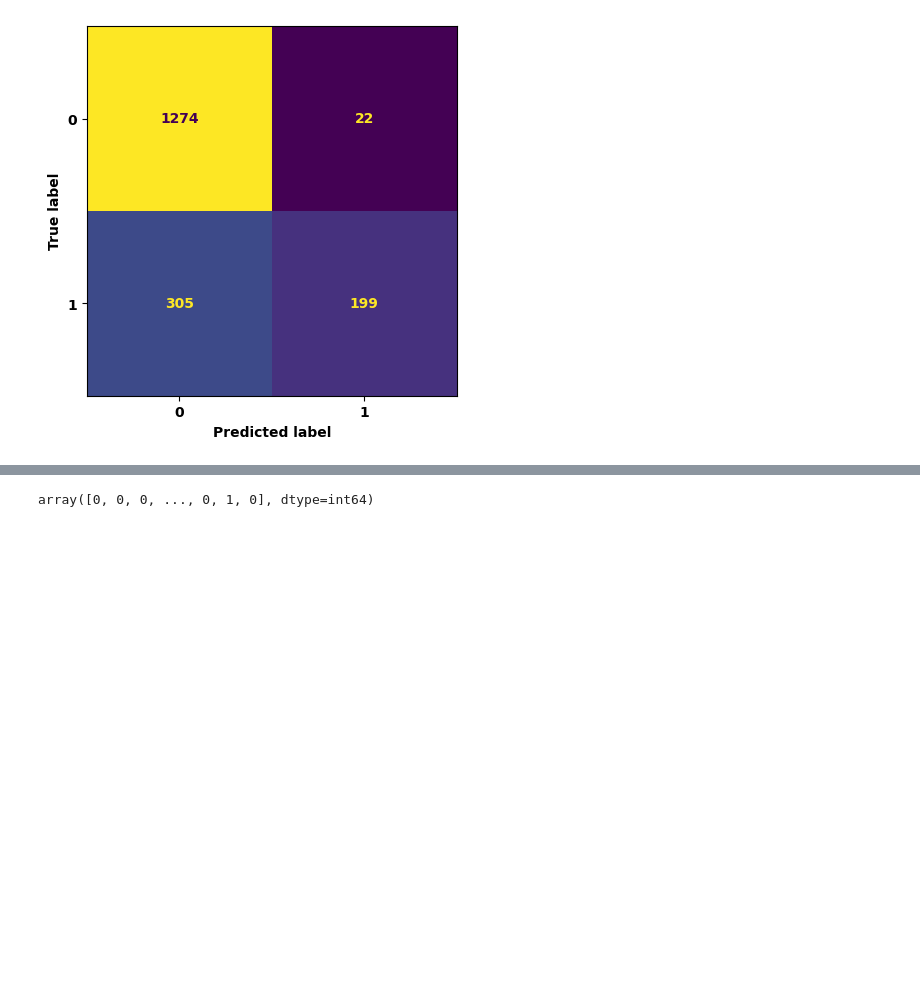
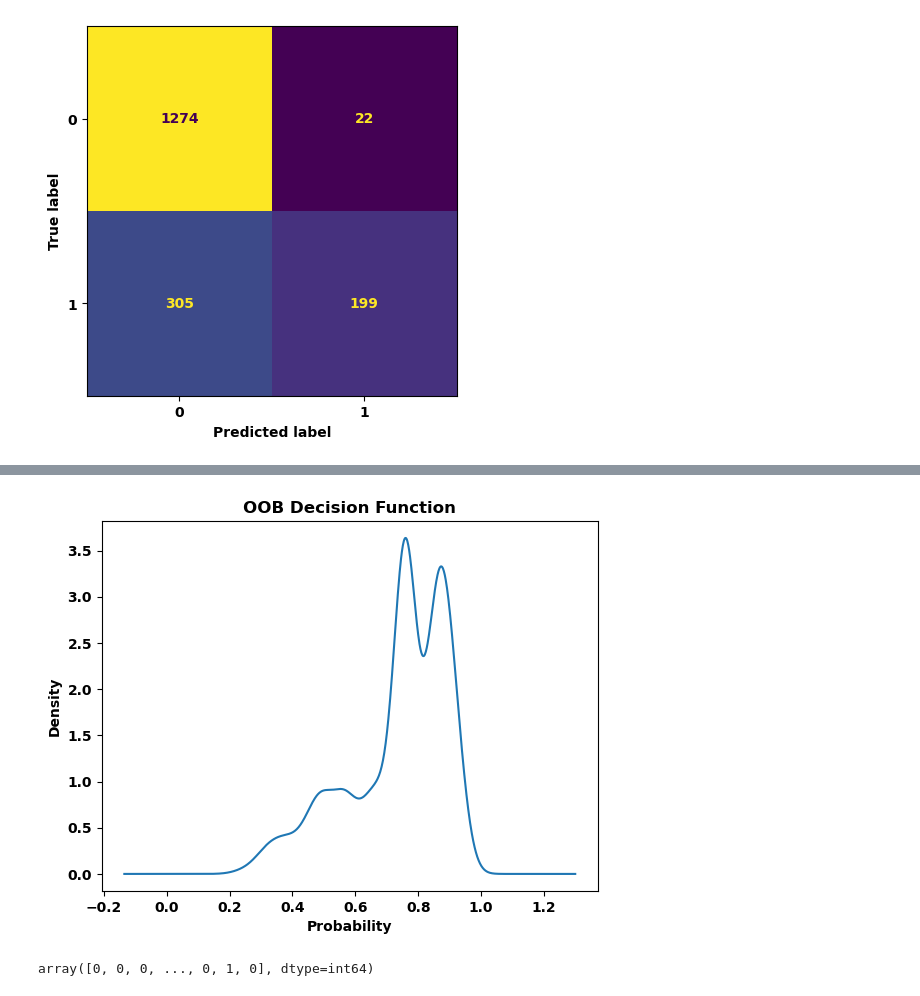
Before and after one commit to UVADS/DS-3001, a Jupyter notebook: 12_Ensemble_RF/RandomForestExample.ipynb, the cells around one changed output, grey strips where cells are left out. Saved outputs shown, nothing was run; the diff lists cells and outputs as text; code cells hidden in the pictures; blank space fills up the shorter version.

```diff
--- a/12_Ensemble_RF/RandomForestExample.ipynb
+++ b/12_Ensemble_RF/RandomForestExample.ipynb
@@ -153,3 +163,11 @@ array([[0.91227077, 0.08772923],
+# %%
+#create a densuty plot of xx
+xx[0].plot(kind='density')
+plt.title("OOB Decision Function")
+plt.xlabel("Probability")
+plt.show()
+# %% [output]
+[figure, added]
 # %%
 #This contains a vector of predictions for each data point.
 np.argmax(pregnancy_RF.oob_decision_function_,axis=1)
```
Also changed, not shown: parts of 7 cells of this notebook, 2 other files.
